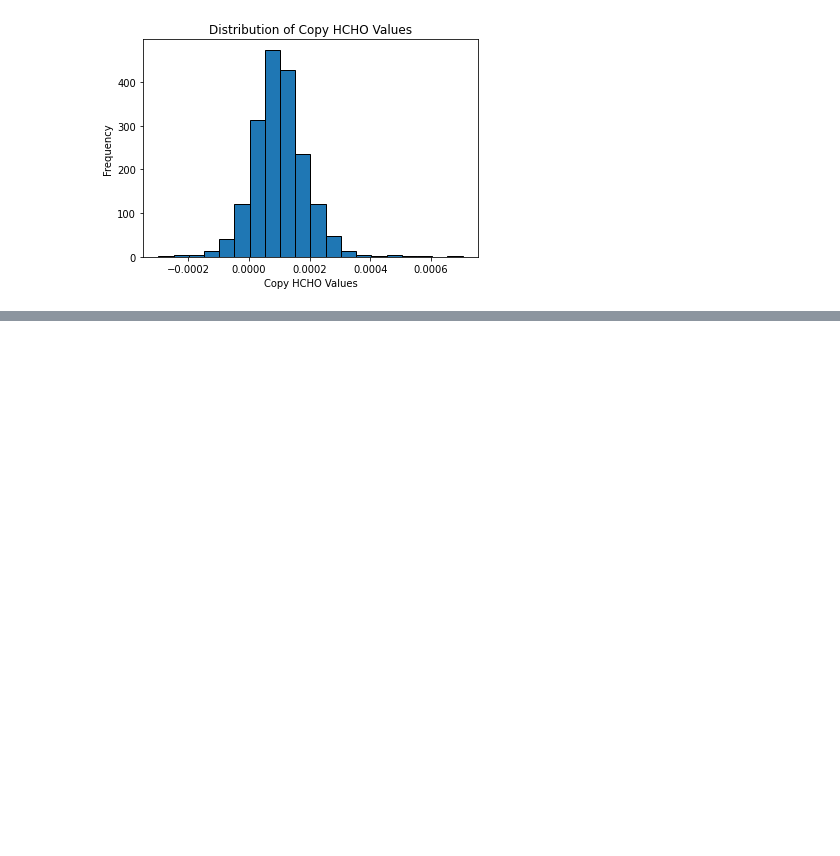
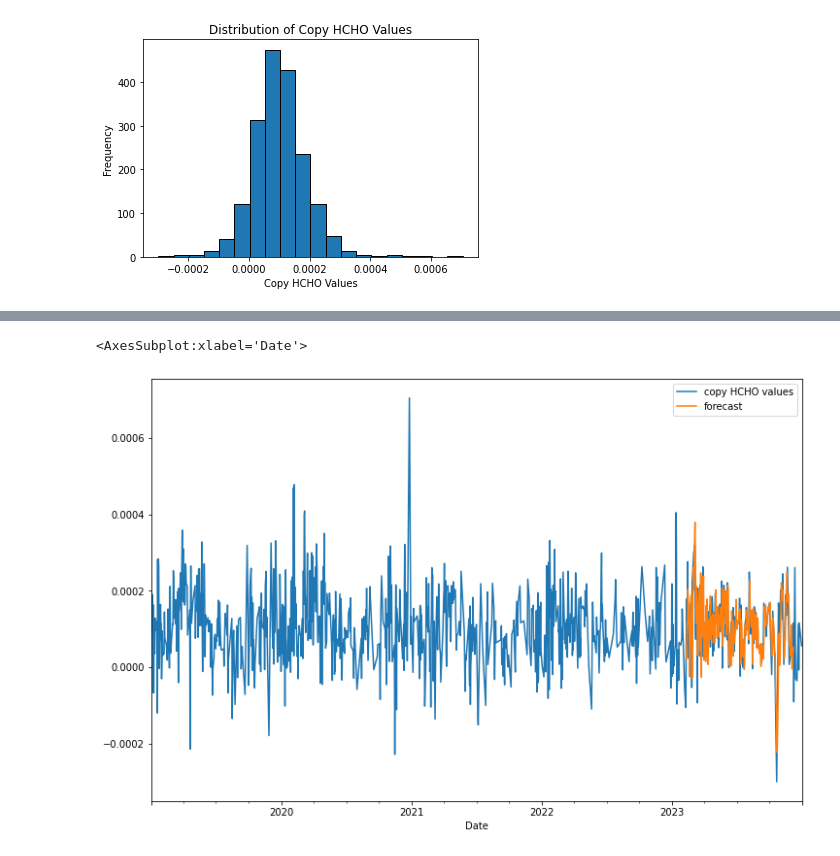
Before and after one commit to Praveen-Rajes/Analyzing-HCHO-Gas-Levels-in-Sri-Lanka-ARIMA, a Jupyter notebook: Data_Preprocessing.ipynb, the cells around one changed output, grey strips where cells are left out. Cells and saved outputs as stored; diff of their text form; code cells hidden in the pictures; blank space fills up the shorter version.

```diff
--- a/Data_Preprocessing.ipynb
+++ b/Data_Preprocessing.ipynb
@@ -247,0 +449,10 @@ plt.show()
+# %%
+import statsmodels.api as sm
+model=sm.tsa.statespace.SARIMAX(Kandy_df['copy HCHO values'],order=(1, 1, 1),seasonal_order=(1,1,1,12))
+results=model.fit()
+# %%
+Kandy_df['forecast']=results.predict(start=1500,end=1800)
+Kandy_df[['copy HCHO values','forecast']].plot(figsize=(12,8))
+# %% [output]
+<AxesSubplot:xlabel='Date'>
+[figure, added]
```
Also changed, not shown: parts of 26 cells of this notebook.
